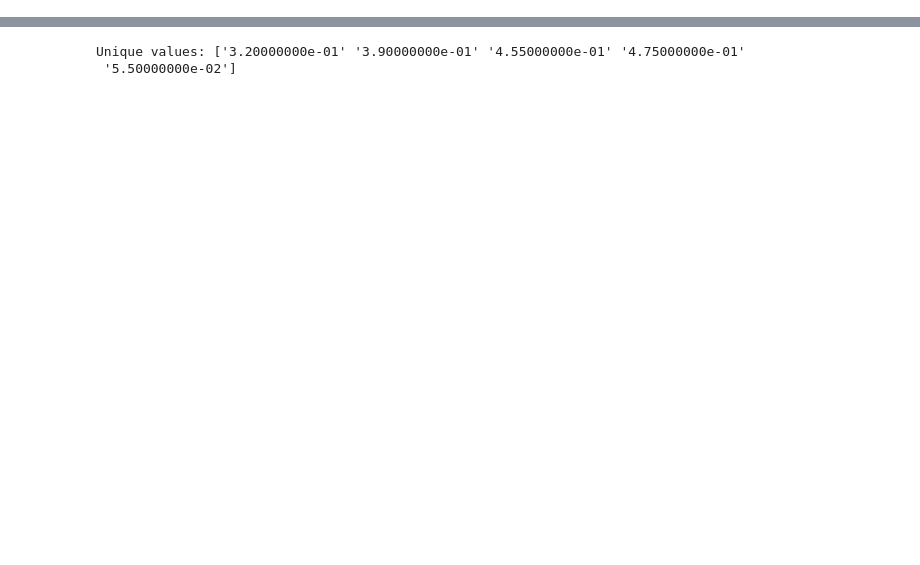
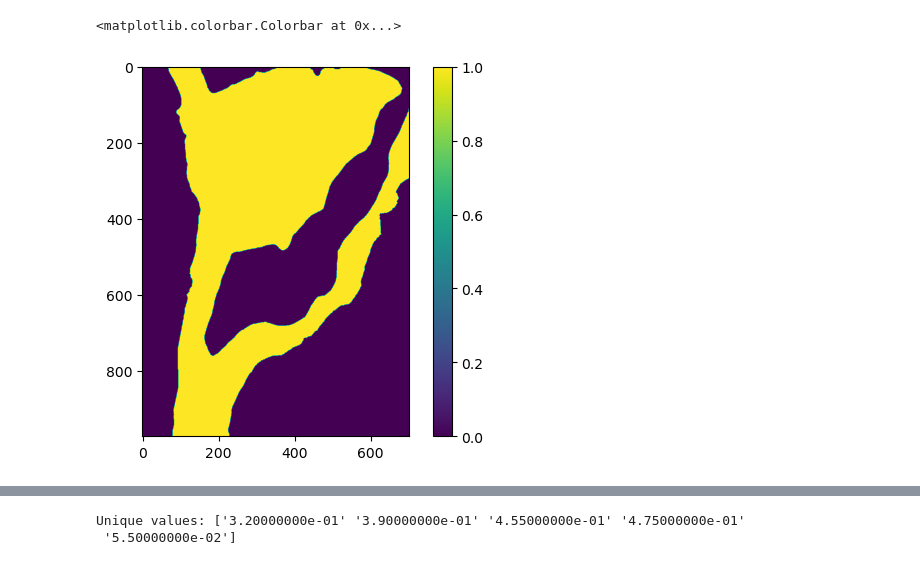
Before and after one commit to jackplogan33/peterson-modflow, a Jupyter notebook: notebooks/dat_files.ipynb, the cells around one changed output, grey strips where cells are left out. Cells and saved outputs as stored; diff of their text form; code cells hidden in the pictures; blank space fills up the shorter version.

```diff
--- a/notebooks/dat_files.ipynb
+++ b/notebooks/dat_files.ipynb
@@ -2,0 +12,5 @@ import numpy as np
+# %%
+# load simulation
+sim = flopy.mf6.MFSimulation.load(sim_ws='../input-files')
+# load flow model
+gwf = sim.get_model('peterson_flow')
@@ -2,0 +33,8 @@ import numpy as np
+# %%
+# get the IIDOMAIN array; in our case we only have one layer
+ib = gwf.dis.idomain.array[0]
+plt.imshow(ib)
+plt.colorbar()
+# %% [output]
+<matplotlib.colorbar.Colorbar at 0x...>
+[figure, added]
```
Also changed, not shown: parts of 7 cells of this notebook, 3 other files.
